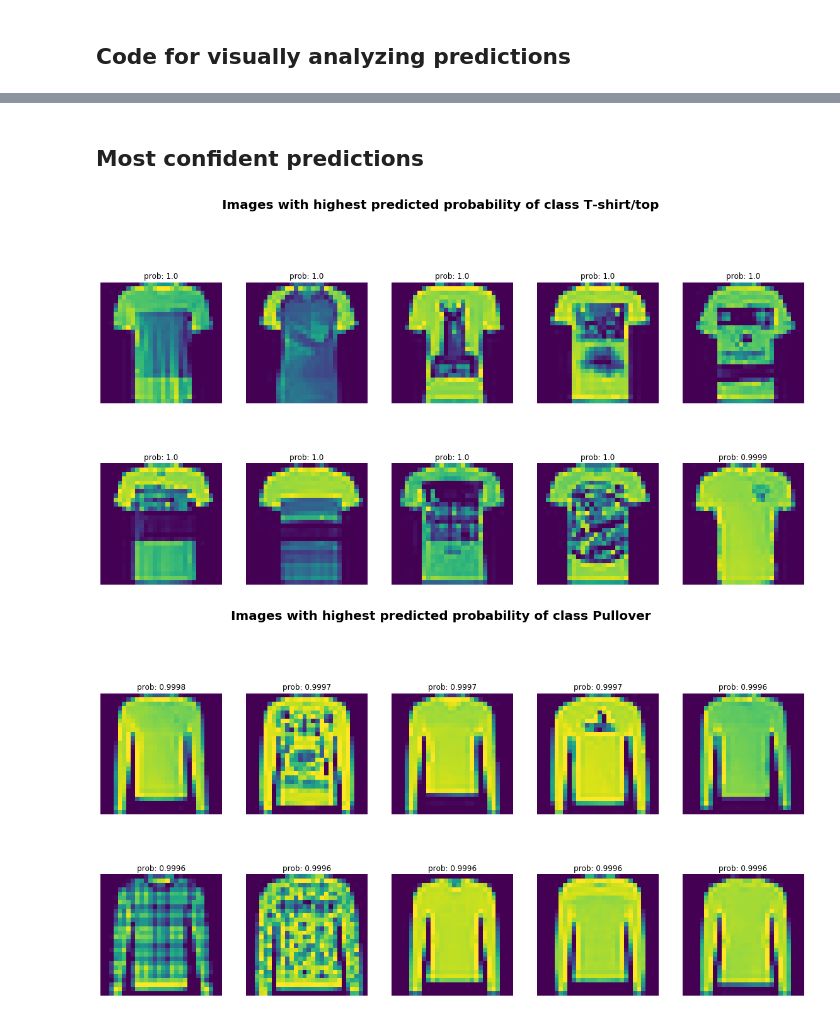
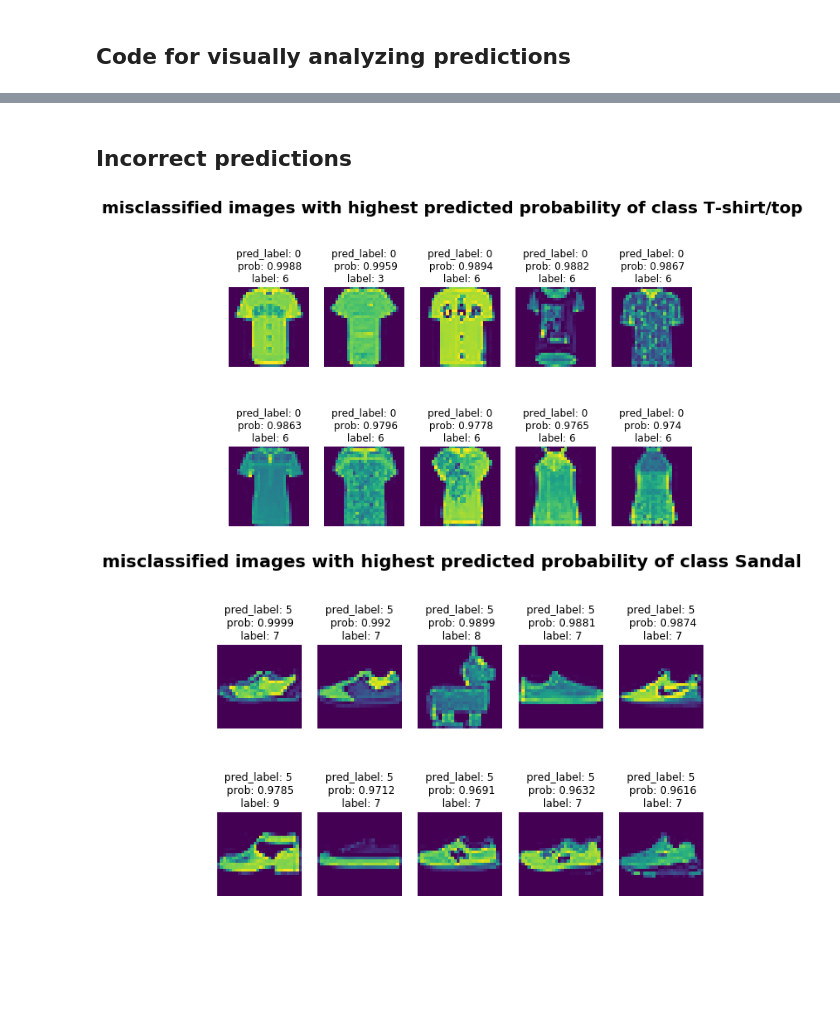
Before and after one commit to schneider128k/machine_learning_course, a Jupyter notebook: fashion_items_classification_dense_layers_2.ipynb, the cells around one changed output, grey strips where cells are left out. Cells and saved outputs as stored; diff of their text form; code cells hidden in the pictures; blank space fills up the shorter version.

```diff
--- a/fashion_items_classification_dense_layers_2.ipynb
+++ b/fashion_items_classification_dense_layers_2.ipynb
@@ -104,20 +106,21 @@ def get_sorted_predictions(predictions,
                            only_wrong_predictions=False):
 
     if only_wrong_predictions:
-        return predictions[(predictions['label'] == label) & (predictions['pred_label'] != label)].sort_values(by=['pred_prob'], ascending=ascending).head(num)
+        return predictions[(predictions['pred_label'] == label) & (predictions['label'] != label)].sort_values(by=['pred_prob'], ascending=ascending).head(num)
     else:
-        return predictions[predictions['label'] == label].sort_values(by=['pred_prob'], ascending=ascending).head(num)
+        return predictions[predictions['pred_label'] == label].sort_values(by=['pred_prob'], ascending=ascending).head(num)
 # %%
 def plot_images(predictions, images, message):
-    plt.figure(figsize=(20, 15))
+    plt.figure(figsize=(10, 10))
     columns = 5
     i = 0
     for idx, row in predictions.iterrows():
         ax = plt.subplot(len(predictions) / columns + 1, columns, i + 1)
-        ax.set_title(f"prob: {round(row['pred_prob'], 4)}")
+        ax.set_title(f"pred_label: {int(row['pred_label'])}\n prob: {round(row['pred_prob'], 4)}\n label: {int(row['label'])}")
         plt.suptitle(message, fontsize=20, fontweight='bold')
         plt.axis('off')
         plt.imshow(images[idx])
         i += 1
 # %%
 num = 10
+predictions = get_predictions(test_images, test_labels)
@@ -124,24 +175,24 @@ num = 10
 # %% [markdown]
-## Most confident predictions
+## Incorrect predictions
 # %%
 label = 0
 plot_images(get_sorted_predictions(predictions,
                                    ascending=False,
                                    label=label,
                                    num=num,
-                                   only_wrong_predictions=False),
+                                   only_wrong_predictions=True),
             test_images,
-            message=f'Images with highest predicted probability of class {class_names[label]}')
+            message=f'misclassified images with highest predicted probability of class {class_names[label]}')
 # %% [output]
-[figure, old version]
+[figure, new version]
 # %%
-label = 2
+label = 5
 plot_images(get_sorted_predictions(predictions,
                                    ascending=False,
                                    label=label,
                                    num=num,
-                                   only_wrong_predictions=False),
+                                   only_wrong_predictions=True),
             test_images,
-            message=f'Images with highest predicted probability of class {class_names[label]}')
+            message=f'misclassified images with highest predicted probability of class {class_names[label]}')
 # %% [output]
-[figure, old version]
+[figure, new version]
```
Also changed, not shown: parts of 11 cells of this notebook.
